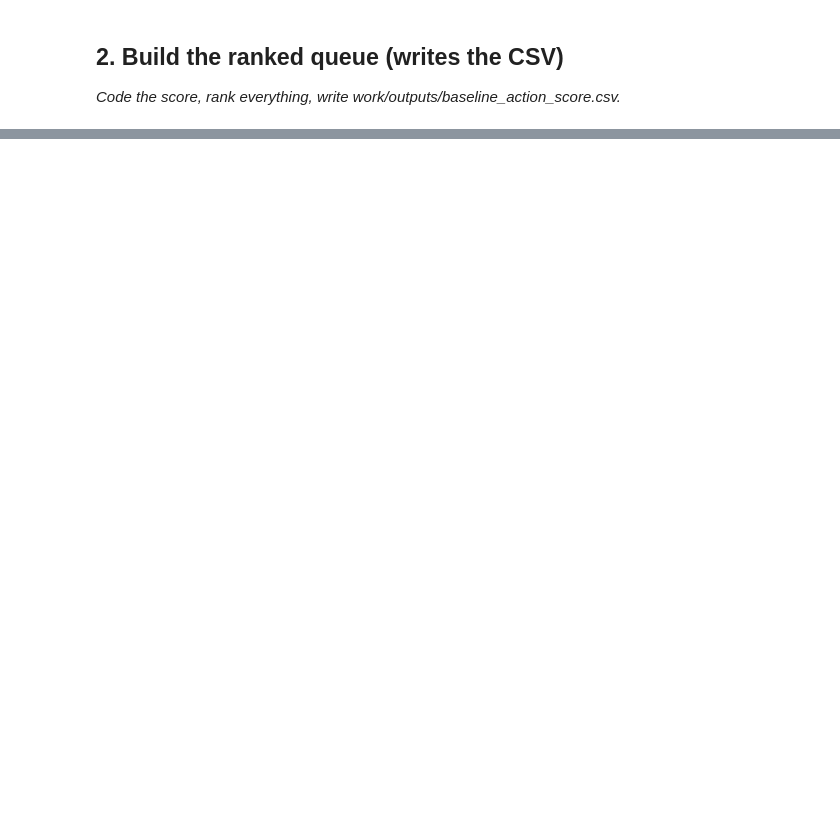
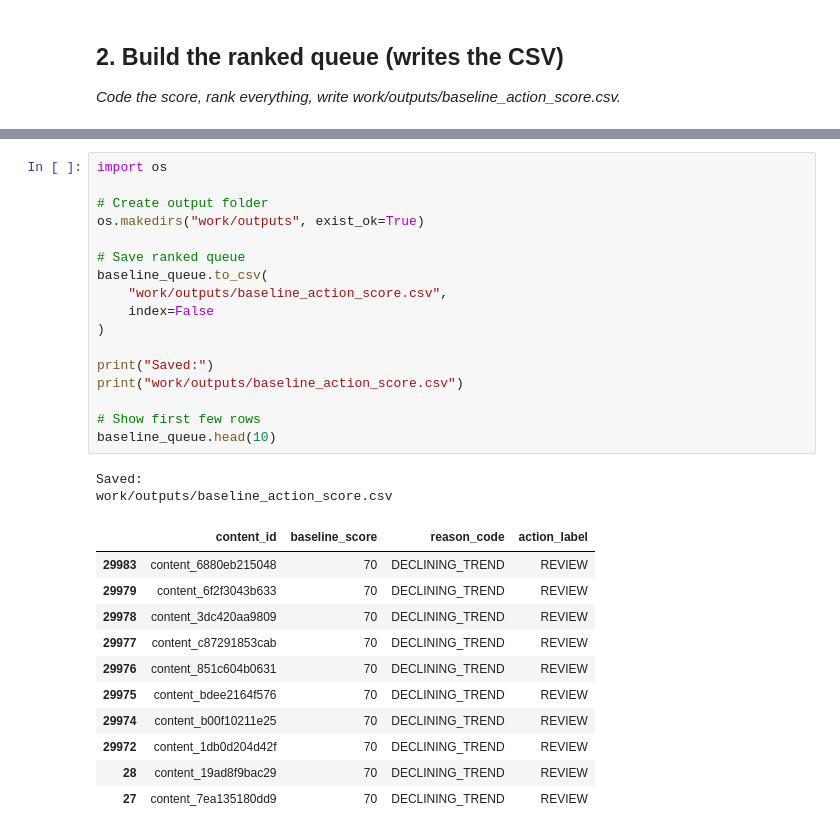
Before and after one commit to Dilip-Git18/flyrank-ml-internship, a Jupyter notebook: work/notebooks/w04_baseline_score.ipynb, the cells around one changed output, grey strips where cells are left out. Drawn from its saved outputs; the diff is of its cells as text; blank space fills up the shorter version.

```diff
--- a/work/notebooks/w04_baseline_score.ipynb
+++ b/work/notebooks/w04_baseline_score.ipynb
@@ -24,0 +192,31 @@ This skeleton is yours to fill. Work the sections **in order** — each one has
+# %%
+import os
+
+# Create output folder
+os.makedirs("work/outputs", exist_ok=True)
+
+# Save ranked queue
+baseline_queue.to_csv(
+    "work/outputs/baseline_action_score.csv",
+    index=False
+)
+
+print("Saved:")
+print("work/outputs/baseline_action_score.csv")
+
+# Show first few rows
+baseline_queue.head(10)
+# %% [output]
+Saved:
+work/outputs/baseline_action_score.csv
+|  | content_id | baseline_score | reason_code | action_label |
+| 29983 | content_6880eb215048 | 70 | DECLINING_TREND | REVIEW |
+| 29979 | content_6f2f3043b633 | 70 | DECLINING_TREND | REVIEW |
+| 29978 | content_3dc420aa9809 | 70 | DECLINING_TREND | REVIEW |
+| 29977 | content_c87291853cab | 70 | DECLINING_TREND | REVIEW |
+| 29976 | content_851c604b0631 | 70 | DECLINING_TREND | REVIEW |
+| 29975 | content_bdee2164f576 | 70 | DECLINING_TREND | REVIEW |
+| 29974 | content_b00f10211e25 | 70 | DECLINING_TREND | REVIEW |
+| 29972 | content_1db0d204d42f | 70 | DECLINING_TREND | REVIEW |
+| 28 | content_19ad8f9bac29 | 70 | DECLINING_TREND | REVIEW |
+| 27 | content_7ea135180dd9 | 70 | DECLINING_TREND | REVIEW |
```
Also changed, not shown: parts of 17 cells of this notebook.
